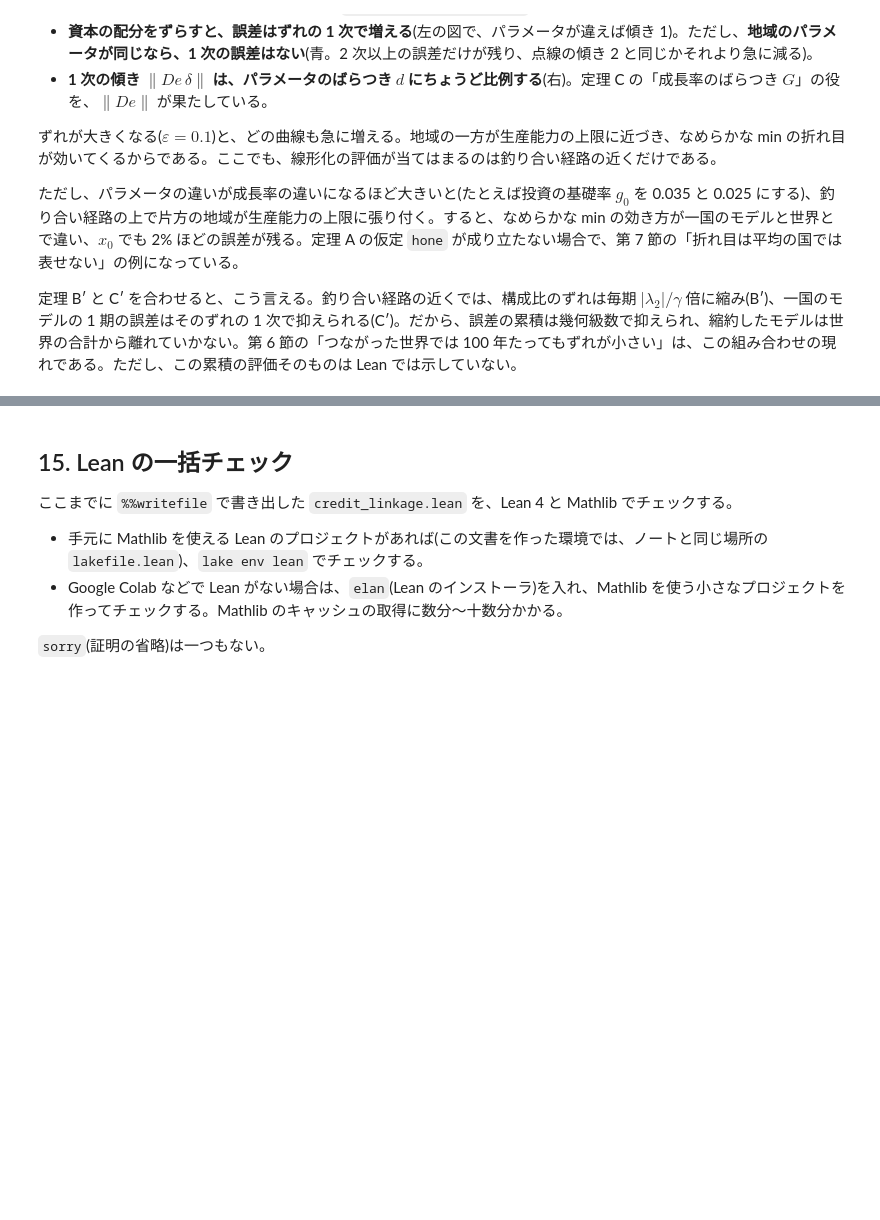
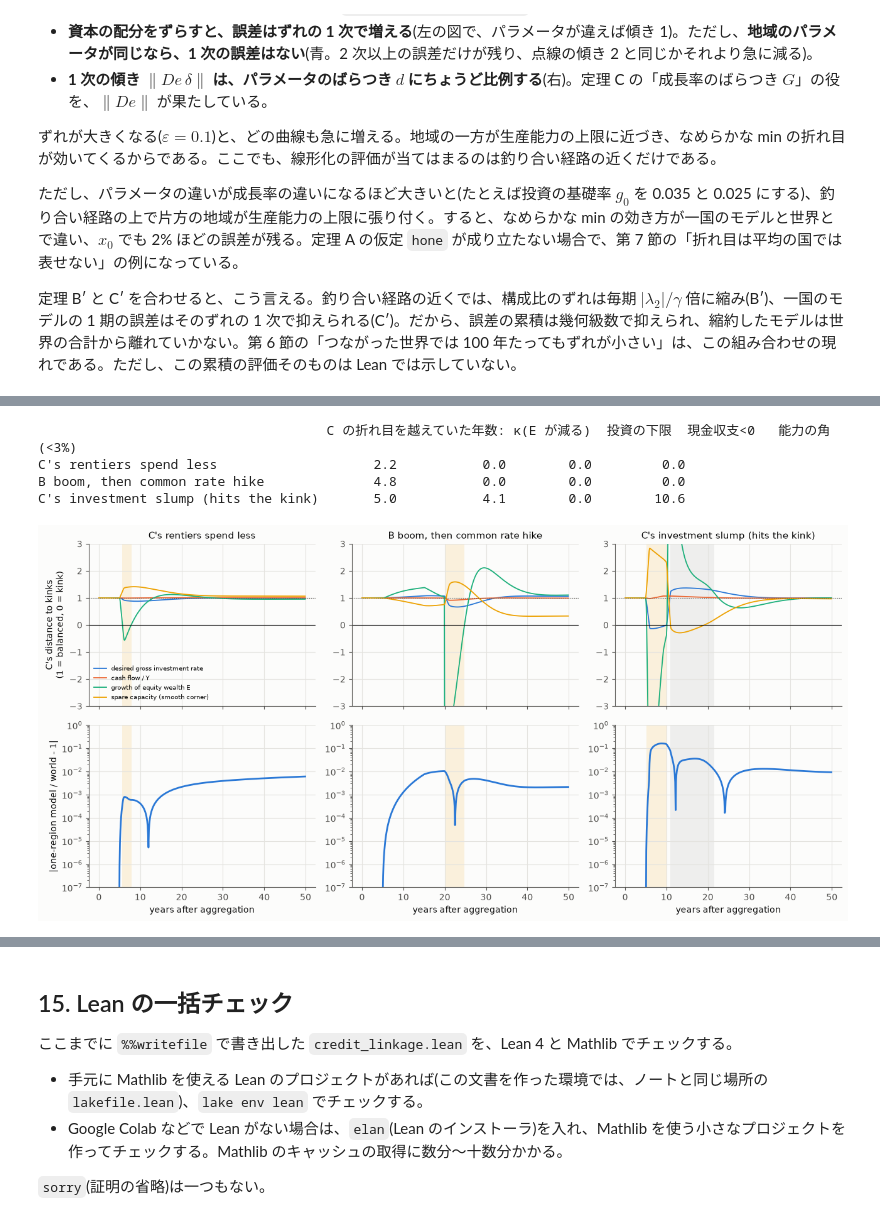
Before and after one commit to JRF-2018/credit_simulation_v6, a Jupyter notebook: notebooks/credit_linkage.ipynb, the cells around one changed output, grey strips where cells are left out. Saved outputs shown, nothing was run; the diff lists cells and outputs as text; code cells hidden in the pictures; blank space fills up the shorter version.

```diff
--- a/notebooks/credit_linkage.ipynb
+++ b/notebooks/credit_linkage.ipynb
@@ -355,6 +355,13 @@ WORLD_KEYS = [
     'tau',        # 税率(財政ルールで動く)
     'e',          # 為替レート(通貨 1 の価値を通貨 0 で測ったもの)
     'cv',         # 自国通貨 1 単位の、通貨 0 での価値
+    # 折れ目までの距離(負・0 なら、その折れ目が効いている。モデルが微分できなくなる所を見るため)
+    'mg_inv',     # 望む粗投資率 d0 + g_net(0 で投資の下限 max(0, ·))
+    'mg_cf',      # 企業の現金収支/所得 CF/Y(0 で貸倒れが始まる)
+    'mg_eg',      # 株式的富の伸び率(年。0 で在庫維持能力の喪失 κ が効き始める)
+    'mg_loss',    # 0.1 − 貸倒れ率(0 で金利への上乗せが頭打ち)
+    'mg_cap',     # (生産能力 − 需要)/生産能力(なめらかな min の角。幅 0.01)
+    'mg_col',     # (担保の上限による借入 − 望む借入)/資本(なめらかな min の角。幅 0.01)
 ]
 
 
@@ -442,6 +449,7 @@ def simulate_world(N=2, **kw):
         r_B = P['r_cb']
         wE = 0.001 * K                                    # なめらかさの幅は資本に比例させる(規模について同次に保つ)
         E = wE * np.logaddexp(0.0, Pi_e / wE) / (0.005 * np.logaddexp(0.0, (r_L + P['prem']) / 0.005) + 0.005)
+        e_growth = (E - E_prev) / E_prev / dt if E_prev is not None else np.full(N, np.nan)
         if E_prev is not None:
             stress = np.maximum(0.0, -(E - E_prev) / np.maximum(E_prev, 1e-9)) / dt
             delta = P['d0'] * (1 + P['kappa'] * stress)
@@ -518,7 +526,9 @@ def simulate_world(N=2, **kw):
                    NFA=Fc.T @ (L + B) - (L + B) + S / cv, rent_in=rent_in, r_L=r_L, u=Y / Y_k,
                    g=(I - delta * K) / K, Phi=r_L * L / Y, theta_star=(pi_sh * Y - P['d0'] * K) / Y,
                    q=E / K, delta=delta, emp=emp, omega=omega, tax=tax, G=G, sb_err=sb_err, tau=tau,
-                   pay=pay_j, I=I, Pi_e=Pi_e, A=A.copy(), m=P['m'].copy(), tr=tr, e=np.full(N, e), cv=cv)
+                   pay=pay_j, I=I, Pi_e=Pi_e, A=A.copy(), m=P['m'].copy(), tr=tr, e=np.full(N, e), cv=cv,
+                   mg_inv=P['d0'] + g_net, mg_cf=CF / Y, mg_eg=e_growth, mg_loss=0.1 - loss_rate,
+                   mg_cap=(Y_p - Yd) / Y_p, mg_col=((P['lam'] * (E + K) - L) / P['T_adj'] - (I_des - retained)) / K)
         out['t'][i] = t
         for k, val in rec.items():
             out[k][i] = val
@@ -2277,0 +2308,43 @@ plt.tight_layout(); plt.show()
+# %%
+NL64 = neutral_links([0.6, 0.4])
+base64 = dict(m=NL64['m'], g_q=0.03)
+w0 = simulate_world(N=2, T=20, K0=[150, 100], hold=NL64['hold'], **base64)
+i0 = len(w0['t']) - 1
+st64 = w0['final']
+pA64, *_ = aggregate(w0, i0, [[0, 1]], base64, None, NL64['hold'])
+stA64 = {k: np.array([st64[k].sum()]) for k in st64}
+MG = [('mg_inv', 'desired gross investment rate'), ('mg_cf', 'cash flow / Y'), ('mg_eg', 'growth of equity wealth E'),
+      ('mg_cap', 'spare capacity (smooth corner)')]
+ref = {k: w0[k][-1, 1] for k, _ in MG}
+wb = simulate_world(N=2, T=50, hold=NL64['hold'], state=st64, **base64)
+ab = simulate_world(N=1, T=50, state=stA64, **pA64)
+fig, axes = plt.subplots(2, 3, figsize=(13, 6.4), sharex=True)
+print('                                     C の折れ目を越えていた年数: κ(E が減る)  投資の下限  現金収支<0   能力の角(<3%)')
+for col, (lab, shW, shA) in enumerate(scen7):
+    w = simulate_world(N=2, T=50, hold=NL64['hold'], state=st64, shocks=shW, **base64)
+    a = simulate_world(N=1, T=50, state=stA64, shocks=shA, **pA64)
+    tt = w['t']
+    hard = (w['mg_eg'][:, 1] < 0) | (w['mg_inv'][:, 1] < 0) | (w['mg_cf'][:, 1] < 0)
+    near = w['mg_cap'][:, 1] < 0.03
+    for ax in axes[:, col]:
+        for t_, h_, n_ in zip(tt, hard, near):
+            if h_: ax.axvspan(t_, t_ + 0.1, color=PAL[3], alpha=0.12, lw=0)
+            elif n_: ax.axvspan(t_, t_ + 0.1, color=INK2, alpha=0.08, lw=0)
+    for j, (k, name) in enumerate(MG):
+        axes[0, col].plot(tt, w[k][:, 1] / ref[k], color=PAL[j], lw=1.3, label=name)
+    axes[0, col].axhline(0, color=INK, lw=0.8); axes[0, col].axhline(1, color=INK2, lw=0.8, ls=':')
+    axes[0, col].set(title=lab, ylim=(-3, 3))
+    err = np.abs(a['Y'][:, 0] / w['Y'].sum(axis=1) - 1)
+    axes[1, col].semilogy(tt, np.maximum(err, 1e-9), color=PAL[0])
+    axes[1, col].set(xlabel='years after aggregation', ylim=(1e-7, 1))
+    print(f'{lab:38s}   {np.sum(w["mg_eg"][:, 1] < 0) * 0.1:5.1f}         {np.sum(w["mg_inv"][:, 1] < 0) * 0.1:5.1f}      '
+          f'{np.sum(w["mg_cf"][:, 1] < 0) * 0.1:5.1f}       {np.sum(near) * 0.1:5.1f}')
+axes[0, 0].set_ylabel("C's distance to kinks\n(1 = balanced, 0 = kink)"); axes[0, 0].legend(fontsize=7, loc='lower left')
+axes[1, 0].set_ylabel('|one-region model / world - 1|')
+plt.tight_layout(); plt.show()
+# %% [output]
+                                     C の折れ目を越えていた年数: κ(E が減る)  投資の下限  現金収支<0   能力の角(<3%)
+C's rentiers spend less                    2.2           0.0        0.0         0.0
+B boom, then common rate hike              4.8           0.0        0.0         0.0
+C's investment slump (hits the kink)       5.0           4.1        0.0        10.6
+[figure, added]
```
Also changed, not shown: parts of 5 cells of this notebook, 4 other files.
